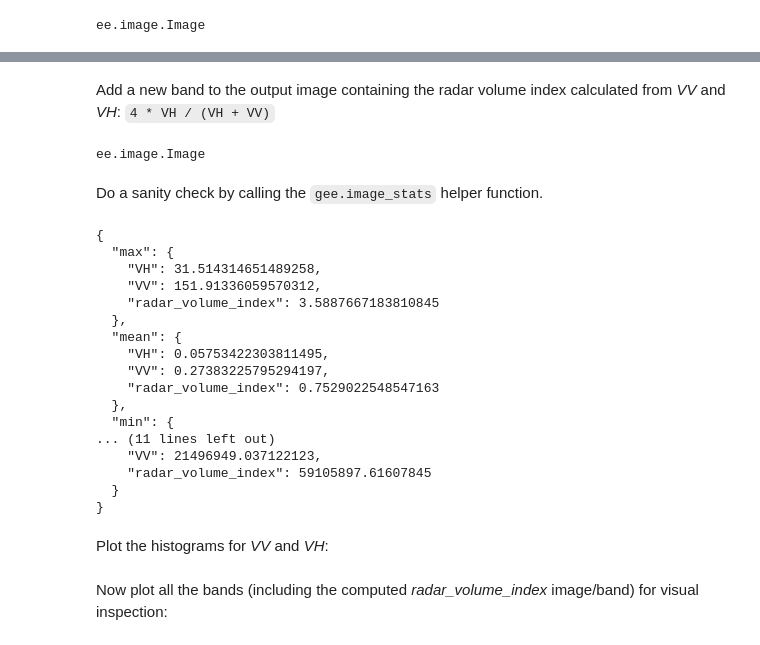
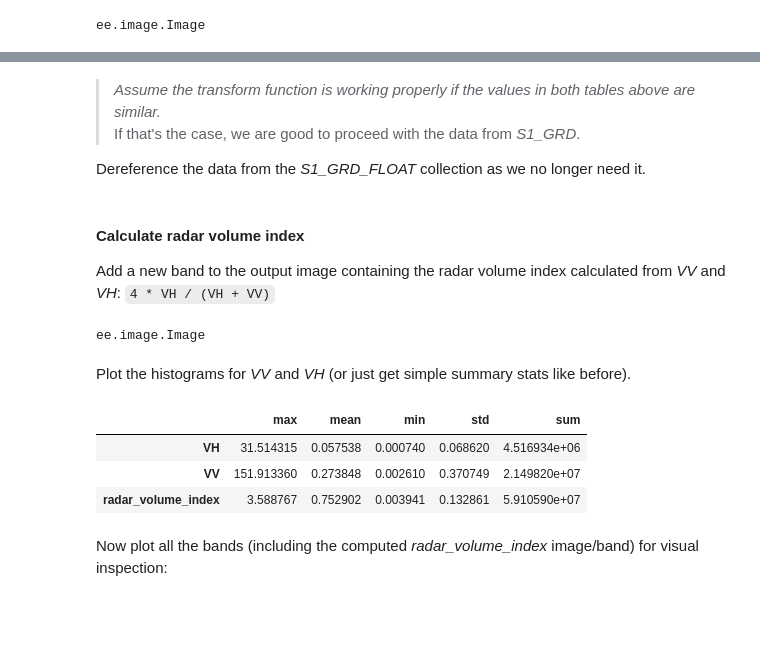
Before and after one commit to NaiaraSPinto/VegMapper, a Jupyter notebook: gee/vegMapper.ipynb, the cells around one changed output, grey strips where cells are left out. Cells and saved outputs as stored; diff of their text form; code cells hidden in the pictures; blank space fills up the shorter version.

```diff
--- a/gee/vegMapper.ipynb
+++ b/gee/vegMapper.ipynb
@@ -286,0 +216,14 @@ ee.geometry.Geometry
+# %%
+lon_min = pts['longitude'].min()
+lon_max = pts['longitude'].max()
+lat_min = pts['latitude'].min()
+lat_max = pts['latitude'].max()
+
+roi_poly = [[lon_min, lat_max],
+            [lon_min, lat_min],
+            [lon_max, lat_min],
+            [lon_max, lat_max]]
+
+roi = ee.Geometry.Polygon(coords=roi_poly)
+
+type(roi)
@@ -333,0 +284,15 @@ ee.image.Image
+# %%
+def xform_s1(x):
+    return ee.Image(10).pow(x.divide(10))
+
+s1 = (ee.ImageCollection("COPERNICUS/S1_GRD")
+        .filter(ee.Filter.listContains('transmitterReceiverPolarisation', 'VV'))
+        .filter(ee.Filter.eq("instrumentMode", "IW"))
+        .filter(ee.Filter.eq("orbitProperties_pass", "DESCENDING"))
+        .filterDate(startDate, endDate)
+        .filterBounds(roi)
+        .select(['VV', 'VH'])
+        .map(xform_s1)
+        .mean())
+
+type(s1)  # also includes 113 images for our inputs on 2021-05-12
@@ -333,0 +320,5 @@ ee.image.Image
+# %% [markdown]
+>*Assume the transform function is working properly if the values in both tables above are similar.*
+>If that's the case, we are good to proceed with the data from *S1_GRD*.
+
+Dereference the data from the *S1_GRD_FLOAT* collection as we no longer need it.
@@ -334,4 +327,6 @@ ee.image.Image
 # %% [markdown]
+#### Calculate radar volume index
+
 Add a new band to the output image containing the radar volume index calculated from *VV* and *VH*: `4 * VH / (VH + VV)`
 # %%
 s1out = s1.addBands(s1.expression(
@@ -343,51 +338,33 @@ s1out = s1.addBands(s1.expression(
 type(s1out)
 # %% [output]
 ee.image.Image
-# %% [markdown]
-Do a sanity check by calling the `gee.image_stats` helper function.
-# %%
-def get_stats(img, region=roi, scale=30):
-    return geemap.image_stats(img=img, region=roi, scale=scale).getInfo()
-
-s1stats = get_stats(s1out)
-
-print(dumps(s1stats, indent=2))
-# %% [output]
-{
-  "max": {
-    "VH": 31.514314651489258,
-    "VV": 151.91336059570312,
-    "radar_volume_index": 3.5887667183810845
-  },
-  "mean": {
-    "VH": 0.05753422303811495,
-    "VV": 0.27383225795294197,
-    "radar_volume_index": 0.7529022548547163
-  },
-  "min": {
-... (11 lines left out)
-    "VV": 21496949.037122123,
-    "radar_volume_index": 59105897.61607845
-  }
-}
 # %% [markdown]
-Plot the histograms for *VV* and *VH*:
+Plot the histograms for *VV* and *VH* (or just get simple summary stats like before).
 # %%
 # s1tmp = geemap.ee_to_numpy(s1comp, bands=["VV", "VH"], region=roi)
 
 # # Plot histogram for VV:
 # counts, bins = np.histogram(a=s1tmp[:,:,0].flatten())
 # plt.hist(s1tmp[:,:,0], bins=bins)
 # plt.ylim(0., 3.)
 # plt.xlim(-18., -5.)
 # plt.show()
 
 # # Plot histogram for VH:
 # counts, bins = np.histogram(a=s1tmp[:,:,1].flatten())
 # plt.hist(s1tmp[:,:,1], bins=bins)
 # plt.ylim(0., 3.)
 # plt.xlim(-18., -5.)
 # plt.show()
+
+s1stats = get_stats(s1out)
+
+display(pd.DataFrame(s1stats))
+# %% [output]
+|  | max | mean | min | std | sum |
+| VH | 31.514315 | 0.057538 | 0.000740 | 0.068620 | 4.516934e+06 |
+| VV | 151.913360 | 0.273848 | 0.002610 | 0.370749 | 2.149820e+07 |
+| radar_volume_index | 3.588767 | 0.752902 | 0.003941 | 0.132861 | 5.910590e+07 |
 # %% [markdown]
 Now plot all the bands (including the computed *radar_volume_index* image/band) for visual inspection:
 # %%
```
Also changed, not shown: parts of 62 cells of this notebook.
